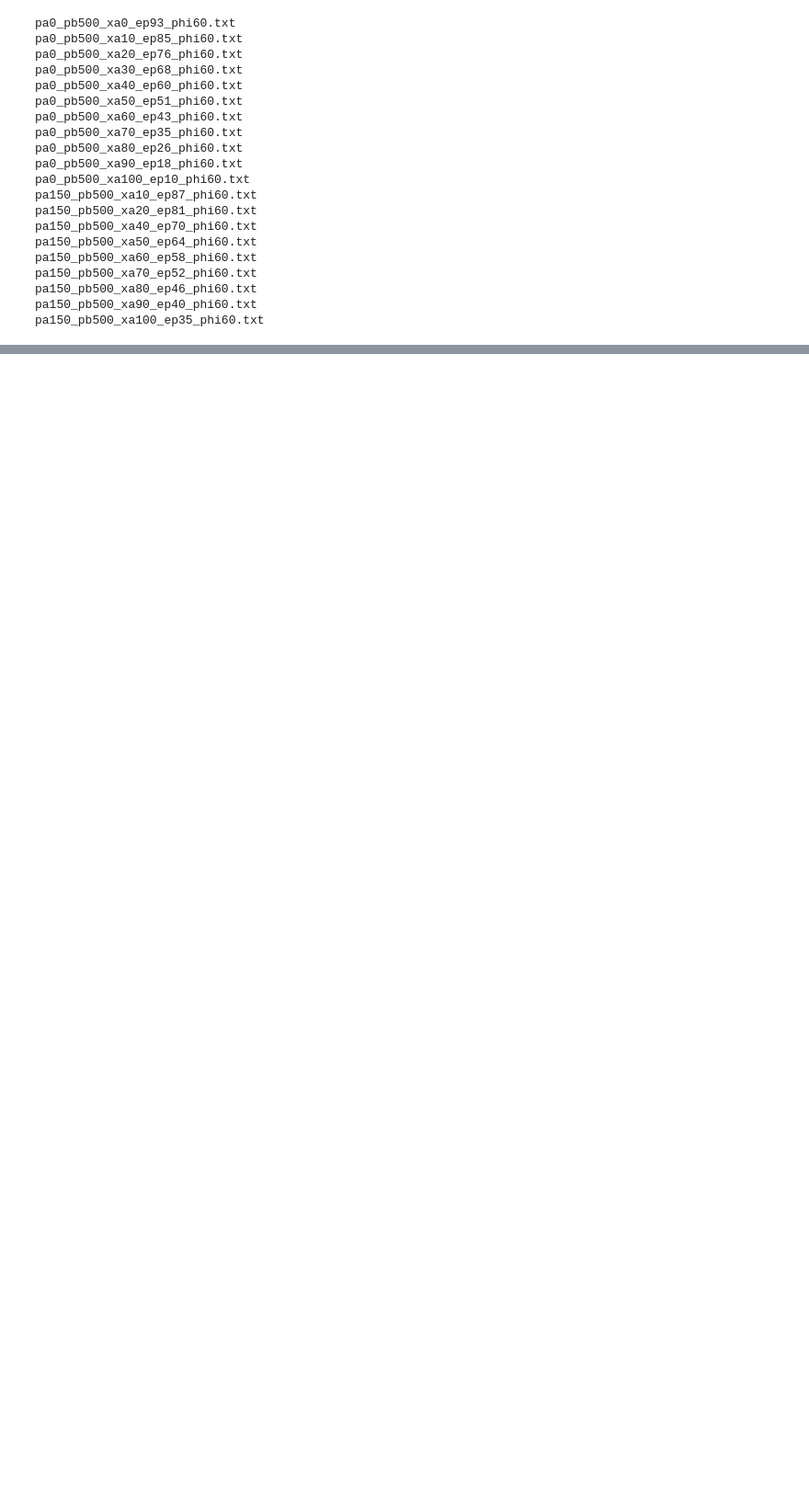
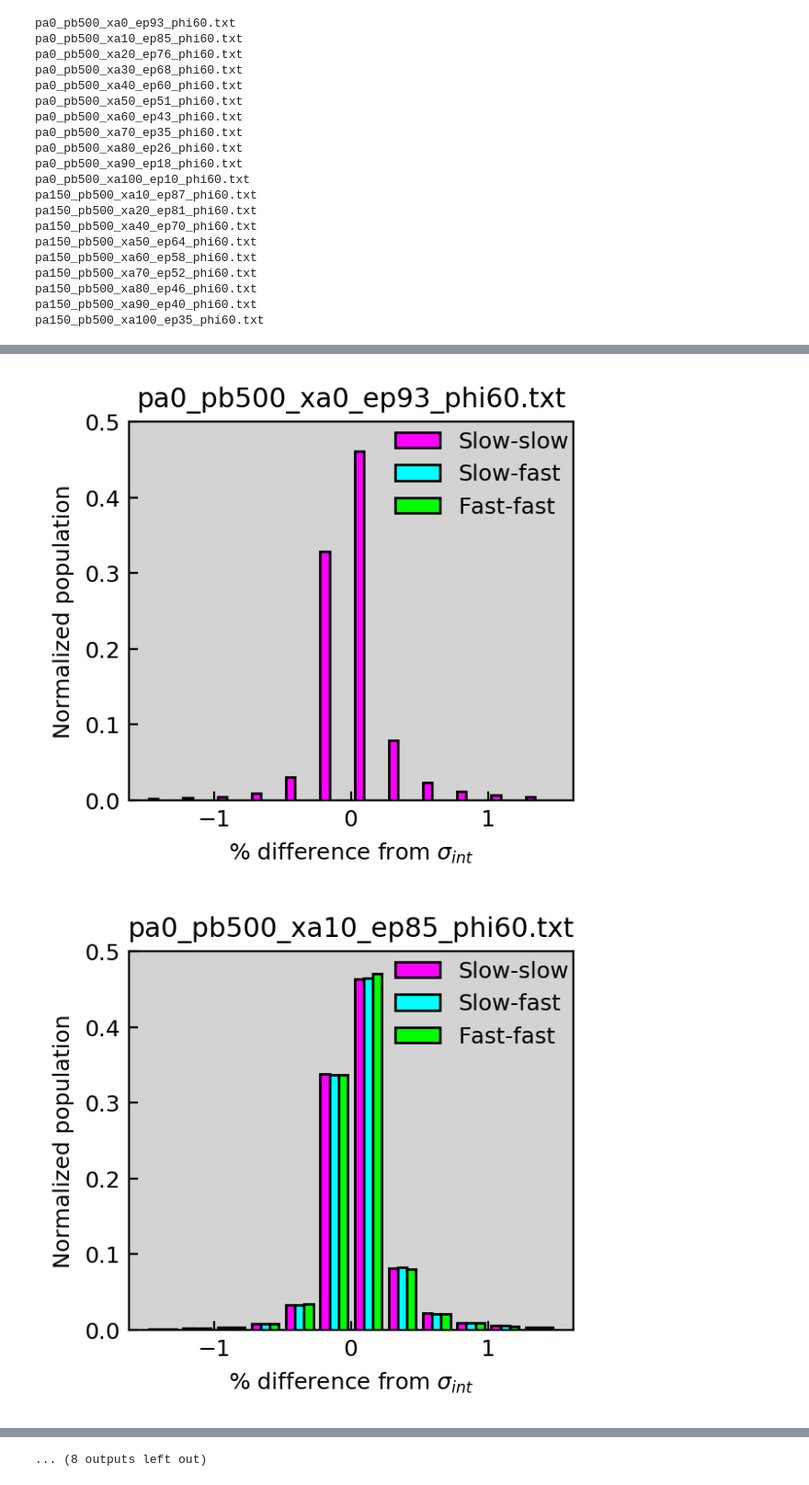
Before and after one commit to kolbt/whingdingdilly, a Jupyter notebook: ipython/weighted_epsilon/makeHists.ipynb, the cells around one changed output, grey strips where cells are left out. Shown at 92% size. Cells and saved outputs as stored; diff of their text form; code cells hidden in the pictures; blank space fills up the shorter version.

Commit message:
Processed list text files for diameter histograms

```diff
--- a/ipython/weighted_epsilon/makeHists.ipynb
+++ b/ipython/weighted_epsilon/makeHists.ipynb
@@ -146,0 +146,35 @@ display(sims[1])
+# %%
+# Diameter histogram in terms of percent
+headers = list(sims[0])
+headers.remove('ALL')
+overlayLabl = ['Slow-slow', 'Slow-fast', 'Fast-fast']
+overlayColr = ['#ff00ff', '#00ffff', '#00ff00']
+for i in xrange(nFiles):
+    overlayData = []
+    overlayWeig = []
+    fig, ax = plt.subplots()
+    for j in headers:
+        plotDat = sims[i][j][~np.isnan(sims[i][j])]
+        plotDat -= 1.0
+        plotDat *= 100.0
+        weights = np.ones_like(plotDat) / float(len(plotDat))
+        overlayData.append(plotDat)
+        overlayWeig.append(weights)
+#         ax.hist(plotDat, weights=weights, bins=100, range=(0.9, 1.1), histtype='step', label=j)
+    ax.hist(overlayData, weights=overlayWeig,
+            bins=12, range=(-1.5, 1.5),
+            label=overlayLabl,
+            color=overlayColr,
+            edgecolor='k')
+#     ax.set_xlim(0.9875, 1.0125)
+    ax.set_ylim(0, 0.5)
+    ax.set_xlabel(r'% difference from $\sigma_{int}$')
+    ax.set_ylabel(r'Normalized population')
+    ax.set_facecolor('#d3d3d3')
+    ax.set_title(Files[i])
+    plt.legend(bbox_to_anchor=(0.58, 1), loc=2, borderaxespad=0., frameon=False)
+    plt.show()
+    plt.close()
+# %% [output]
+[figure, added]
+[figure, added]
@@ -146,0 +191 @@ display(sims[1])
+... (8 outputs left out)
```
Also changed, not shown: parts of 4 cells of this notebook, 20 other files.
